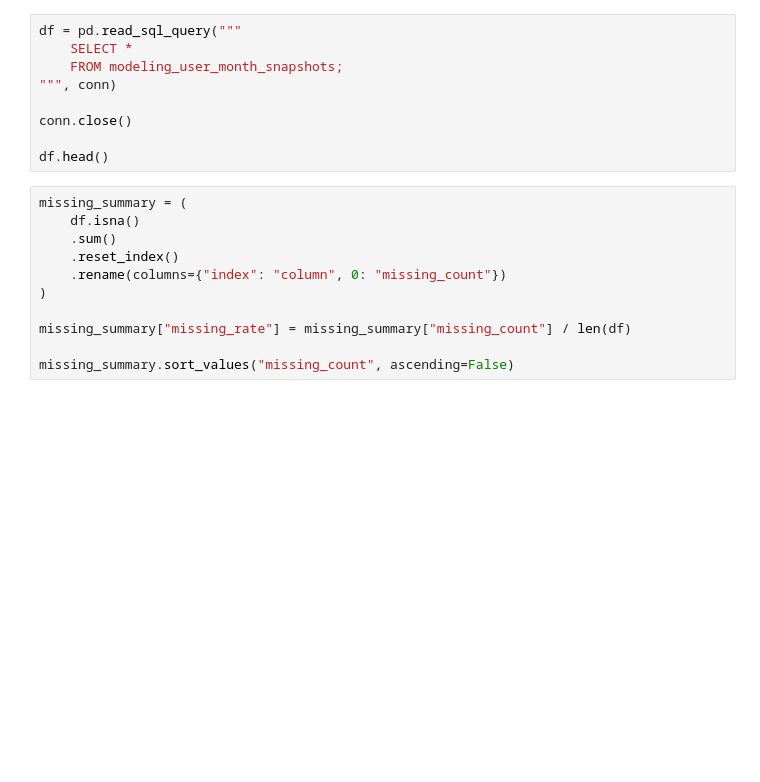
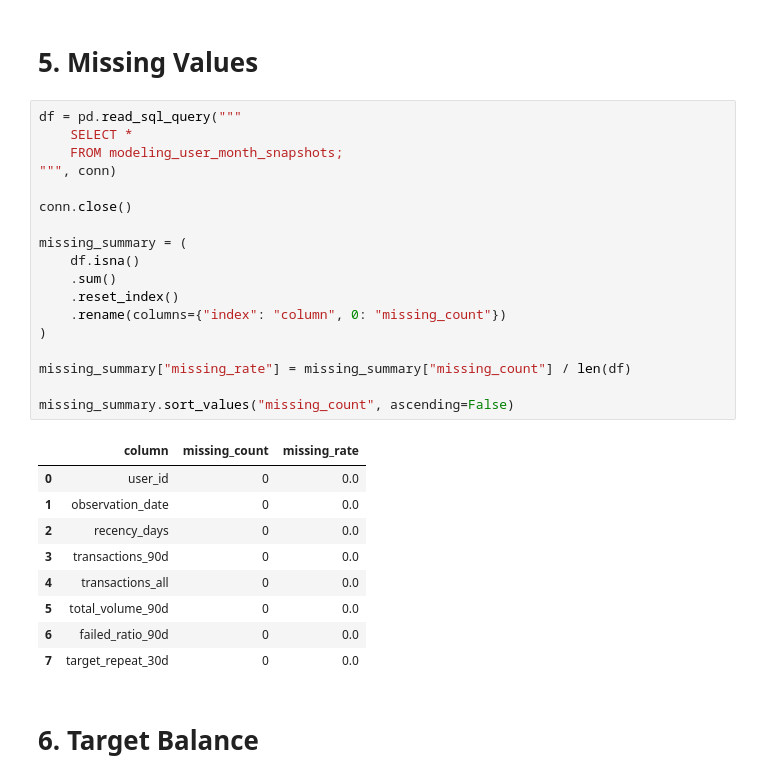
Before and after one commit to heyitzrizki/fx-fintech-product-analytics, a Jupyter notebook: notebooks/01_user_repeat_prediction.ipynb, the cells around one changed output. Cells and saved outputs as stored; diff of their text form; blank space fills up the shorter version.

```diff
--- a/notebooks/01_user_repeat_prediction.ipynb
+++ b/notebooks/01_user_repeat_prediction.ipynb
@@ -81,23 +81,35 @@ sample
+# %% [markdown]
+# 5. Missing Values
 # %%
 df = pd.read_sql_query("""
     SELECT *
     FROM modeling_user_month_snapshots;
 """, conn)
 
 conn.close()
 
-df.head()
+missing_summary = (
+    df.isna()
+    .sum()
+    .reset_index()
+    .rename(columns={"index": "column", 0: "missing_count"})
+)
+
+missing_summary["missing_rate"] = missing_summary["missing_count"] / len(df)
+
+missing_summary.sort_values("missing_count", ascending=False)
+# %% [output]
+|  | column | missing_count | missing_rate |
+| 0 | user_id | 0 | 0.0 |
+| 1 | observation_date | 0 | 0.0 |
+| 2 | recency_days | 0 | 0.0 |
+| 3 | transactions_90d | 0 | 0.0 |
+| 4 | transactions_all | 0 | 0.0 |
+| 5 | total_volume_90d | 0 | 0.0 |
+| 6 | failed_ratio_90d | 0 | 0.0 |
+| 7 | target_repeat_30d | 0 | 0.0 |
-# %%
-missing_summary = (
-    df.isna()
-    .sum()
-    .reset_index()
-    .rename(columns={"index": "column", 0: "missing_count"})
-)
-
-missing_summary["missing_rate"] = missing_summary["missing_count"] / len(df)
-
-missing_summary.sort_values("missing_count", ascending=False)
+# %% [markdown]
+# 6. Target Balance
 # %%
 target_balance = (
     df["target_repeat_30d"]
```
Also changed, not shown: parts of 53 cells of this notebook, 54 other files.
